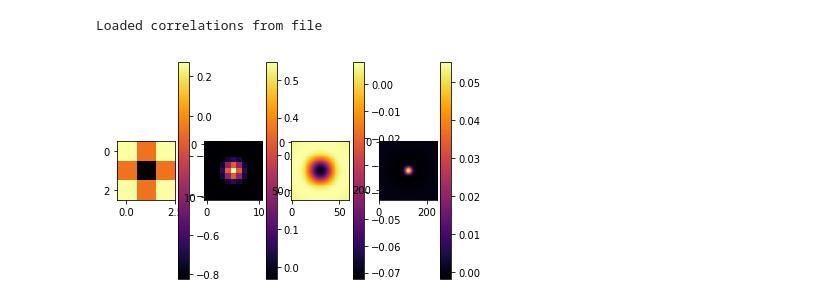
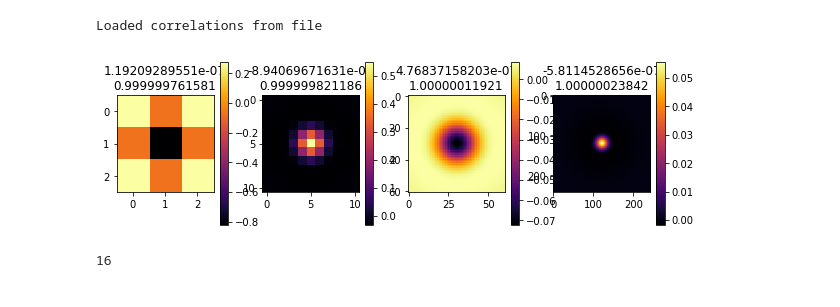
Before and after one commit to chanokin/convert_to_roc, a Jupyter notebook: test_read_cifar10.ipynb, the cells around one changed output. Drawn from its saved outputs; the diff is of its cells as text; code cells hidden in the pictures.

```diff
--- a/test_read_cifar10.ipynb
+++ b/test_read_cifar10.ipynb
@@ -32,15 +32,20 @@ def ssa_to_img(ssa, scale, img_shape):
 # %%
 fcl = Focal()
 kernels = fcl.kernels.full_kernels
-fig = plt.figure()
+fig = plt.figure(figsize=(10, 3))
 for k in kernels:
     ax = plt.subplot(1, 4, k+1)
+    ax.set_title("{}\n{}".format(np.sum(kernels[k]), np.sum(kernels[k]**2)))
+
     im = plt.imshow(kernels[k], cmap='inferno')
     plt.colorbar(im)
 plt.show()
 # %% [output]
 Loaded correlations from file
-[figure, old version]
+[figure, new version]
 # %%
-dir_name = "./cifar10_spike_files/class_000000"
+dir_name = "./cifar10_spike_files/class_000001"
 files = glob.glob(os.path.join(dir_name, '*'))
+print(len(files))
+# %% [output]
+16
```
Also changed, not shown: parts of 4 cells of this notebook, 3 other files.
